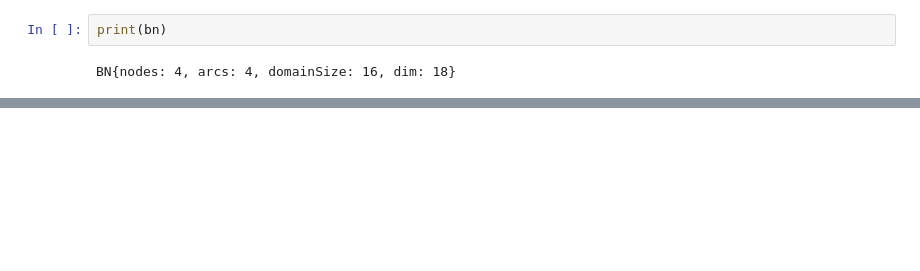
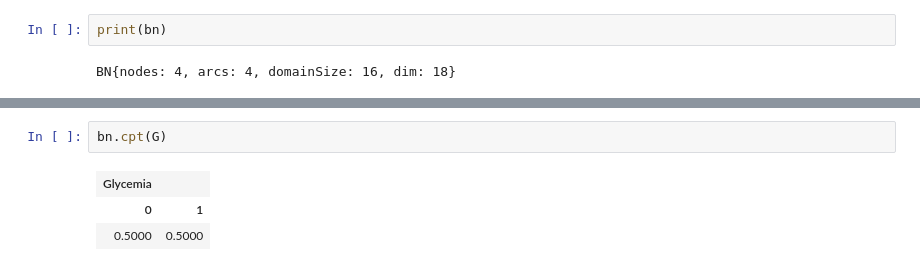
Before and after one commit to YunfeiZHAO/m2a_sorbonne, a Jupyter notebook: TP/medicine/TP07/TP07 Yunfei ZHAO.ipynb, the cells around one changed output, grey strips where cells are left out. Drawn from its saved outputs; the diff is of its cells as text; blank space fills up the shorter version.

```diff
--- a/TP/medicine/TP07/TP07 Yunfei ZHAO.ipynb
+++ b/TP/medicine/TP07/TP07 Yunfei ZHAO.ipynb
@@ -39,0 +52,6 @@ BN{nodes: 4, arcs: 4, domainSize: 16, dim: 18}
+# %%
+bn.cpt(G)
+# %% [output]
+| Glycemia |  |
+| 0 | 1 |
+| 0.5000 | 0.5000 |
```
Also changed, not shown: parts of 17 cells of this notebook.
